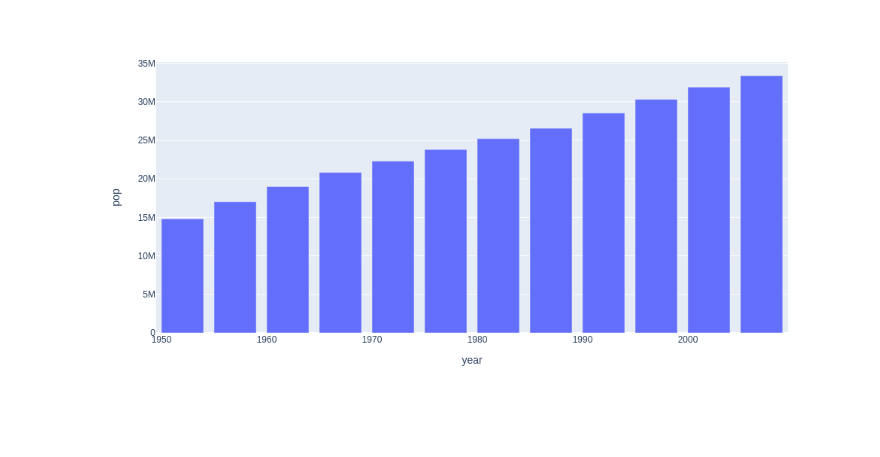
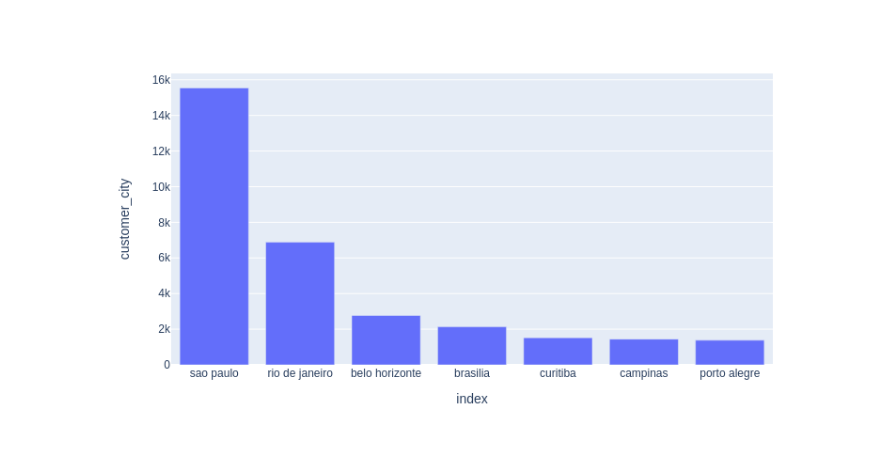
Before and after one commit to RafaelSilvaGodoy/PosCienciaDeDados, a Jupyter notebook: Olist.ipynb, the cells around one changed output. Saved outputs shown, nothing was run; the diff lists cells and outputs as text; code cells hidden in the pictures; blank space fills up the shorter version.

```diff
--- a/Olist.ipynb
+++ b/Olist.ipynb
@@ -22,0 +11,9 @@ gitly = GitlyPlotter(renderer = 'github')
+# %%
+df_clientes = pd.read_csv('/content/drive/My Drive/Colab Notebooks/POS_SEMESTRE1/Ciência de Dados/Aula1/olist_customers_dataset.csv')
+df_geo = pd.read_csv('/content/drive/My Drive/Colab Notebooks/POS_SEMESTRE1/Ciência de Dados/Aula1/olist_geolocation_dataset.csv', encoding='utf8')
+df_compra_itens = pd.read_csv('/content/drive/My Drive/Colab Notebooks/POS_SEMESTRE1/Ciência de Dados/Aula1/olist_order_items_dataset.csv')
+df_compra_pagamentos = pd.read_csv('/content/drive/My Drive/Colab Notebooks/POS_SEMESTRE1/Ciência de Dados/Aula1/olist_order_payments_dataset.csv')
+df_reviews = pd.read_csv('/content/drive/My Drive/Colab Notebooks/POS_SEMESTRE1/Ciência de Dados/Aula1/olist_order_reviews_dataset.csv')
+df_compras = pd.read_csv('/content/drive/My Drive/Colab Notebooks/POS_SEMESTRE1/Ciência de Dados/Aula1/olist_orders_dataset.csv')
+df_produtos = pd.read_csv('/content/drive/My Drive/Colab Notebooks/POS_SEMESTRE1/Ciência de Dados/Aula1/olist_products_dataset.csv')
+df_vendedores = pd.read_csv('/content/drive/My Drive/Colab Notebooks/POS_SEMESTRE1/Ciência de Dados/Aula1/olist_sellers_dataset.csv')
@@ -23,10 +83,9 @@ gitly = GitlyPlotter(renderer = 'github')
 # %%
 import plotly.express as px
 
-data_canada = px.data.gapminder().query("country == 'Canada'")
+data = df_clientes.customer_city.value_counts().head(7).reset_index()
 
-fig = px.bar(data_canada, x='year', y='pop')
-
-gitly.show(fig, width =1000, height = 500)
+fig = px.bar(data, x='index', y='customer_city')
+gitly.show( fig )
 # %% [output]
-[figure, old version]
+[figure, new version]
```
Also changed, not shown: parts of 8 cells of this notebook.
